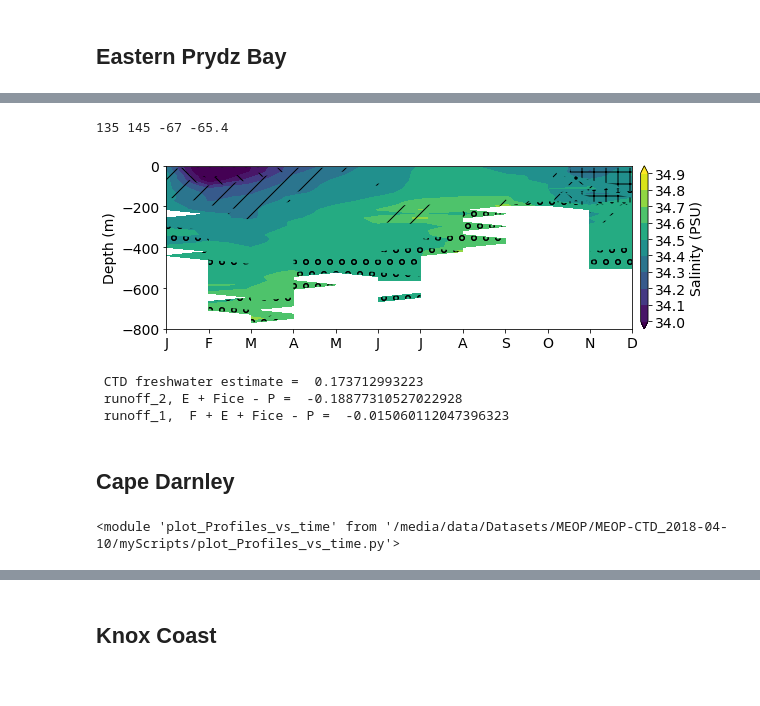
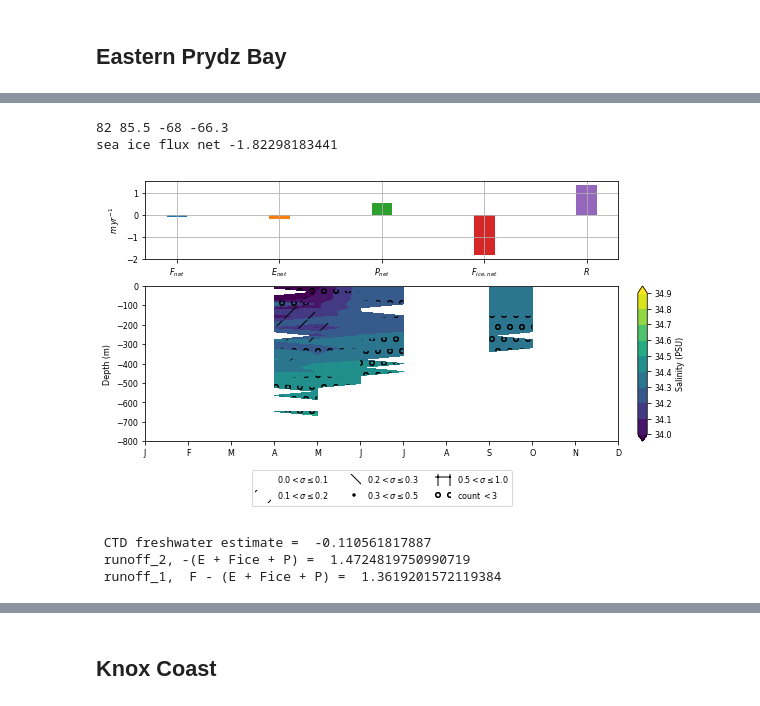
Before and after one commit to adityarn/antarctic_margins_MEOP, a Jupyter notebook: FreshwaterFluxes.ipynb, the cells around one changed output, grey strips where cells are left out. Saved outputs shown, nothing was run; the diff lists cells and outputs as text; code cells hidden in the pictures.

```diff
--- a/FreshwaterFluxes.ipynb
+++ b/FreshwaterFluxes.ipynb
@@ -19,7 +20,7 @@ import numpy.ma as ma
 # %%
 from xgcm import Grid
 # %%
-dfmg = pd.read_csv("dfmg.csv")
+dfmg = pd.read_csv("dfmg_corrected_DIST_GLINE.csv")
 dfgamma = pd.read_csv("gamman.csv", names=['PROFILE_NUMBER', 'gamman'])
 dfmg['gamman'] = dfgamma['gamman']
 del dfmg['Unnamed: 0']
@@ -454,24 +546,16 @@ EPB_fwf = profile2dTime.compute_freshwater_fluxes(dfmg[EPB & gline_le_75km],
 # %%
-latmin, latmax, lonmin, lonmax = -67, -65.4, 135, 145
+latmin, latmax, lonmin, lonmax = -68, -66.3, 82, 85.5
 
-Adelie_fwf = profile2dTime.compute_freshwater_fluxes(dfmg[Adelie & gline_le_75km],
+LAC_fwf = profile2dTime.compute_freshwater_fluxes(dfmg[LAC & gline_le_75km],
                                         PEclim, seaIceFlux, bathy,
                                         depth_max=-800, zbin=20,
                                         levs=salrange_disc, save=True, clim=True, lonmin=lonmin, lonmax=lonmax,
                                         latmin = latmin, latmax=latmax,
-                                        savename="./Images/seasonal/AdelieA1_sal.png", wd=10, ht=3)
+                                        savename="./Images/seasonal/LACA1_sal.png")
 # %% [output]
-135 145 -67 -65.4
+82 85.5 -68 -66.3
+sea ice flux net -1.82298183441
-[figure, old version]
+[figure, new version]
- CTD freshwater estimate =  0.173712993223
- runoff_2, E + Fice - P =  -0.18877310527022928
- runoff_1,  F + E + Fice - P =  -0.015060112047396323
+ CTD freshwater estimate =  -0.110561817887
+ runoff_2, -(E + Fice + P) =  1.4724819750990719
+ runoff_1,  F - (E + Fice + P) =  1.3619201572119384
-# %% [markdown]
-## Cape Darnley
-# %%
-import plot_freshwater_vs_years as pltfh
-importlib.reload(pltfh)
-import plot_Profiles_vs_time as profile2dTime
-importlib.reload(profile2dTime)
-# %% [output]
-<module 'plot_Profiles_vs_time' from '/media/data/Datasets/MEOP/MEOP-CTD_2018-04-10/myScripts/plot_Profiles_vs_time.py'>
```
Also changed, not shown: parts of 59 cells of this notebook, 30 other files.
